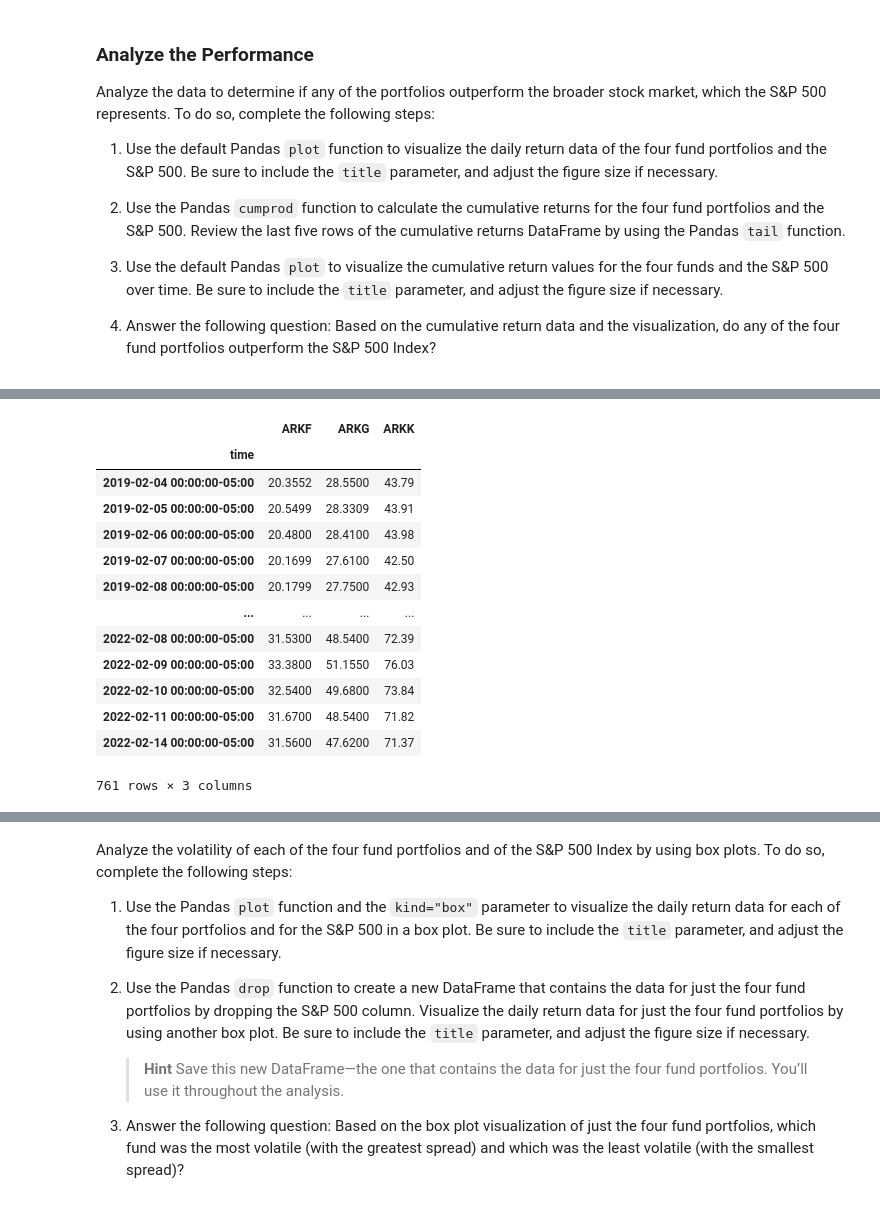
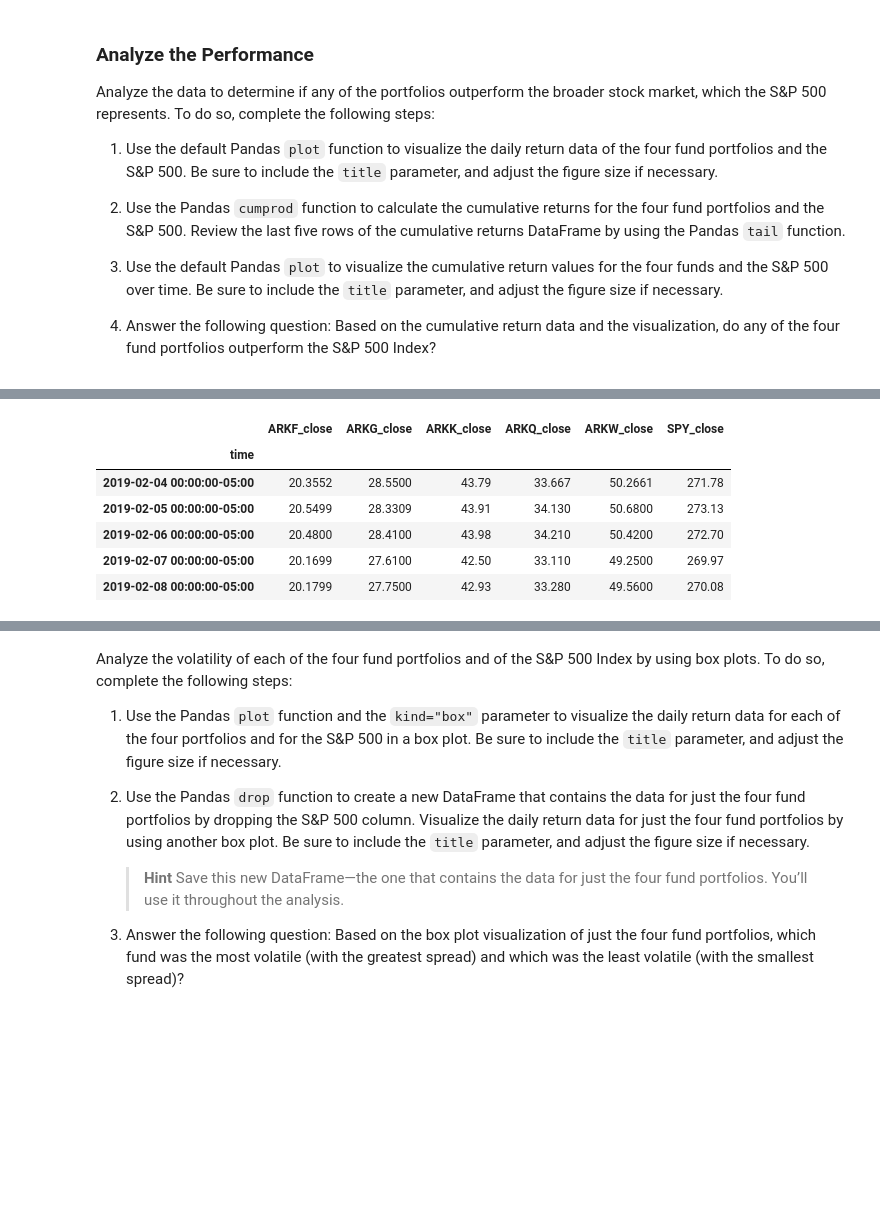
Before and after one commit to trekj/Project_1, a Jupyter notebook: project_ark_invest.ipynb, the cells around one changed output, grey strips where cells are left out. Cells and saved outputs as stored; diff of their text form; code cells hidden in the pictures; blank space fills up the shorter version.

```diff
--- a/project_ark_invest.ipynb
+++ b/project_ark_invest.ipynb
@@ -364,20 +294,0 @@ Name: close, Length: 761, dtype: float64
-# %%
-prices_ark_close_df = pd.concat([prices_arkf_close_df, prices_arkg_close_df, prices_arkk_close_df], axis= 1, sort=False, )
-prices_ark_close_df.columns =['ARKF', 'ARKG', 'ARKK']
-prices_ark_close_df
-#all_neighborhoods_df = pd.concat(    [neighborhood_locations_df, all_neighborhood_info_df],    axis="columns",    sort=False)
-# %% [output]
-|  | ARKF | ARKG | ARKK |
-| time |  |  |  |
-| 2019-02-04 00:00:00-05:00 | 20.3552 | 28.5500 | 43.79 |
-| 2019-02-05 00:00:00-05:00 | 20.5499 | 28.3309 | 43.91 |
-| 2019-02-06 00:00:00-05:00 | 20.4800 | 28.4100 | 43.98 |
-| 2019-02-07 00:00:00-05:00 | 20.1699 | 27.6100 | 42.50 |
-| 2019-02-08 00:00:00-05:00 | 20.1799 | 27.7500 | 42.93 |
-| ... | ... | ... | ... |
-| 2022-02-08 00:00:00-05:00 | 31.5300 | 48.5400 | 72.39 |
-| 2022-02-09 00:00:00-05:00 | 33.3800 | 51.1550 | 76.03 |
-| 2022-02-10 00:00:00-05:00 | 32.5400 | 49.6800 | 73.84 |
-| 2022-02-11 00:00:00-05:00 | 31.6700 | 48.5400 | 71.82 |
-| 2022-02-14 00:00:00-05:00 | 31.5600 | 47.6200 | 71.37 |
-761 rows × 3 columns
@@ -383,0 +297,11 @@ prices_ark_close_df
+# %%
+ark_df_close = ark_df.loc[:, ark_df.columns.str.contains("_close")]
+ark_df_close.head()
+# %% [output]
+|  | ARKF_close | ARKG_close | ARKK_close | ARKQ_close | ARKW_close | SPY_close |
+| time |  |  |  |  |  |  |
+| 2019-02-04 00:00:00-05:00 | 20.3552 | 28.5500 | 43.79 | 33.667 | 50.2661 | 271.78 |
+| 2019-02-05 00:00:00-05:00 | 20.5499 | 28.3309 | 43.91 | 34.130 | 50.6800 | 273.13 |
+| 2019-02-06 00:00:00-05:00 | 20.4800 | 28.4100 | 43.98 | 34.210 | 50.4200 | 272.70 |
+| 2019-02-07 00:00:00-05:00 | 20.1699 | 27.6100 | 42.50 | 33.110 | 49.2500 | 269.97 |
+| 2019-02-08 00:00:00-05:00 | 20.1799 | 27.7500 | 42.93 | 33.280 | 49.5600 | 270.08 |
```
Also changed, not shown: parts of 8 cells of this notebook.
